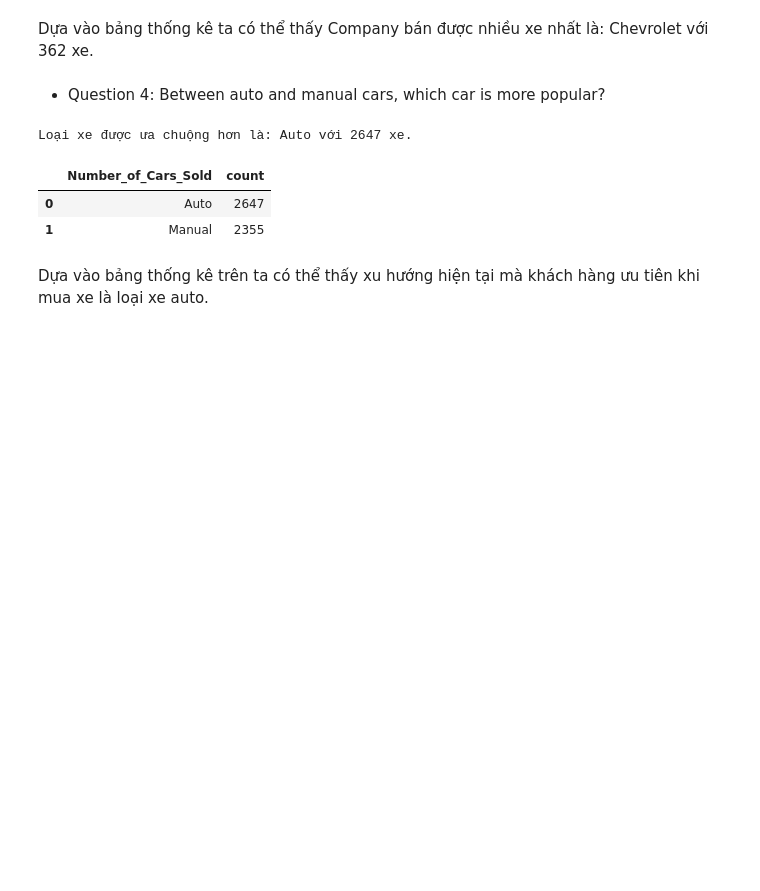
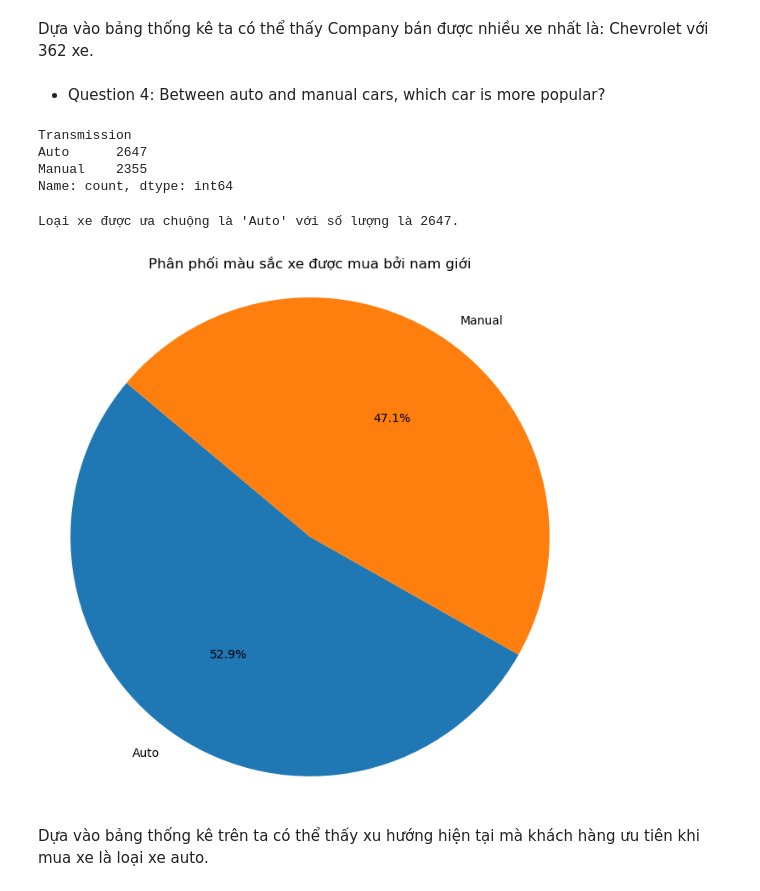
Before and after one commit to Giang-st1-00/data_science_final_exam, a Jupyter notebook: DA car_data (1).ipynb, the cells around one changed output. Drawn from its saved outputs; the diff is of its cells as text; code cells hidden in the pictures; blank space fills up the shorter version.

```diff
--- a/DA car_data (1).ipynb
+++ b/DA car_data (1).ipynb
@@ -367,17 +422,33 @@ Dựa vào bảng thống kê ta có thể thấy Company bán được nhiều
 # Bước 1: Đếm số lượng xe auto và manual
 transmission_counts = df1['Transmission'].value_counts()
 
-# Bước 2: Xác định loại xe được ưa chuộng hơn
-most_popular_transmission = transmission_counts.idxmax()
-most_popular_transmission_count = transmission_counts.max()
-
-# Ranking
-transmission_counts.reset_index().rename(columns={'index': 'Transmission', 'Transmission': 'Number_of_Cars_Sold'})
+transmission_counts
 # %% [output]
-Loại xe được ưa chuộng hơn là: Auto với 2647 xe.
+Transmission
+Auto      2647
+Manual    2355
+Name: count, dtype: int64
-|  | Number_of_Cars_Sold | count |
-| 0 | Auto | 2647 |
-| 1 | Manual | 2355 |
+# %%
+# Bước 2: Xác định loại xe được ưa chuộng hơn
+most_popular_transmission = transmission_counts.idxmax()
+most_popular_transmission_count = transmission_counts.max()
+
+print(f"Loại xe được ưa chuộng là '{most_popular_transmission}' với số lượng là {most_popular_transmission_count}.")
+# %% [output]
+Loại xe được ưa chuộng là 'Auto' với số lượng là 2647.
+# %%
+# Dữ liệu số lượng xe mỗi màu sắc được mua bởi nam giới
+transmission = transmission_counts.index
+counts = transmission_counts.values
+
+# Vẽ biểu đồ tròn
+plt.figure(figsize=(8, 8))
+plt.pie(counts, labels=transmission, autopct='%1.1f%%', startangle=140)
+plt.title('Phân phối màu sắc xe được mua bởi nam giới')
+plt.axis('equal')
+plt.show()
+# %% [output]
+[figure, added]
 # %% [markdown]
 Dựa vào bảng thống kê trên ta có thể thấy xu hướng hiện tại mà khách hàng ưu tiên khi mua xe là loại xe auto.
 # %% [markdown]
```
Also changed, not shown: parts of 12 cells of this notebook, 1 other file.
